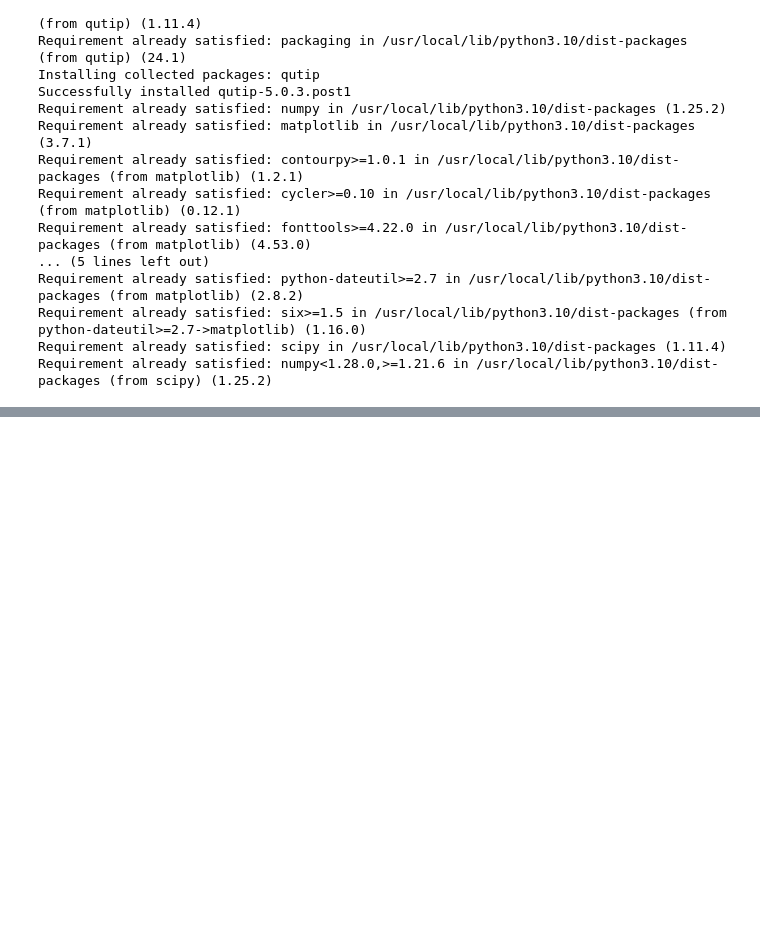
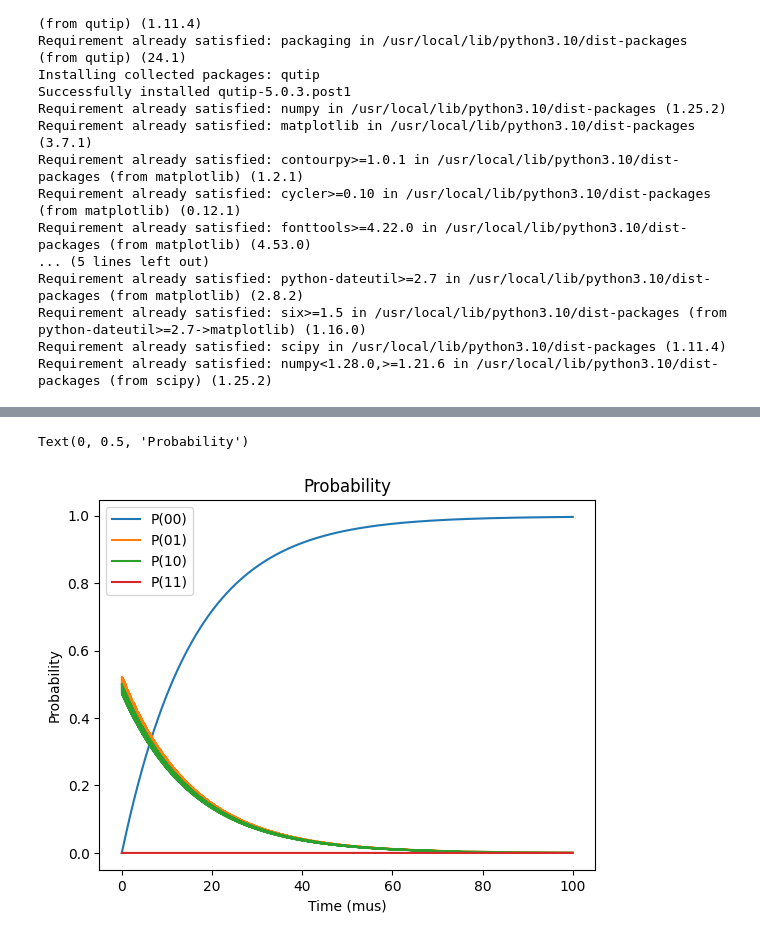
Before and after one commit to BrainConnection/Dynamical_Decoupling_Project, a Jupyter notebook: Dual Rail Erasure Qubit Reproduce.ipynb, the cells around one changed output, grey strips where cells are left out. Cells and saved outputs as stored; diff of their text form; code cells hidden in the pictures; blank space fills up the shorter version.

```diff
--- a/Dual Rail Erasure Qubit Reproduce.ipynb
+++ b/Dual Rail Erasure Qubit Reproduce.ipynb
@@ -33,0 +137,27 @@ from scipy.optimize import curve_fit
+# %%
+# Simulation only T1 Process
+
+tlist = np.linspace(0, 100, 10000)
+
+result1 = mesolve(
+    [H0],
+    state1L,
+    tlist,
+    c_ops = [np.sqrt(gamma1_1) * tensor(sm, qeye(2), qeye(2)), np.sqrt(gamma1_2) * tensor(qeye(2), sm, qeye(2)), np.sqrt(gamma1_3) * tensor(qeye(2), sm, qeye(2))],
+    e_ops = op_list,
+)
+# %%
+# Plot Results
+
+plt.plot(tlist, result1.expect[0], label="P(00)")
+plt.plot(tlist, result1.expect[1], label="P(01)")
+plt.plot(tlist, result1.expect[2], label="P(10)")
+plt.plot(tlist, result1.expect[3], label="P(11)")
+
+plt.legend()
+plt.title('Probability')
+plt.xlabel('Time (mus)')
+plt.ylabel('Probability')
+# %% [output]
+Text(0, 0.5, 'Probability')
+[figure, added]
```
Also changed, not shown: parts of 22 cells of this notebook.
